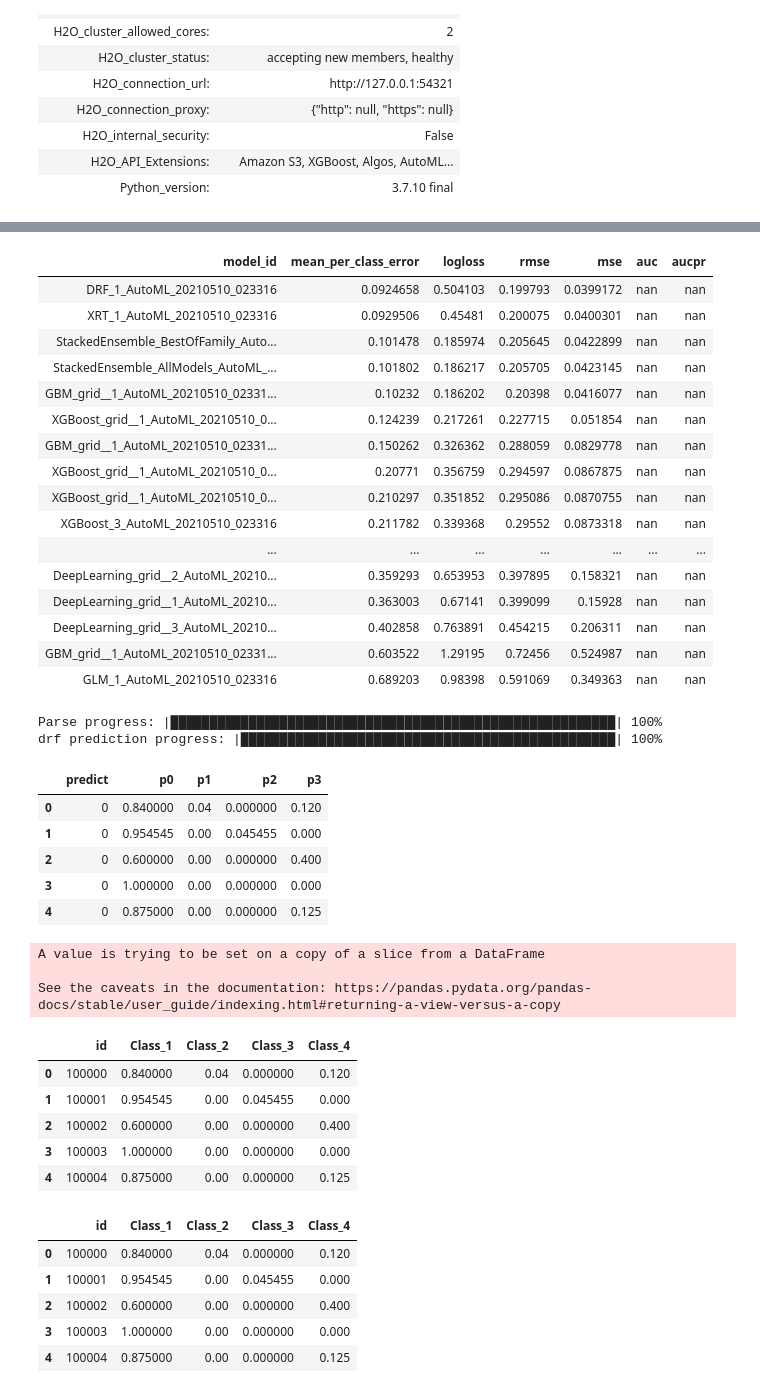
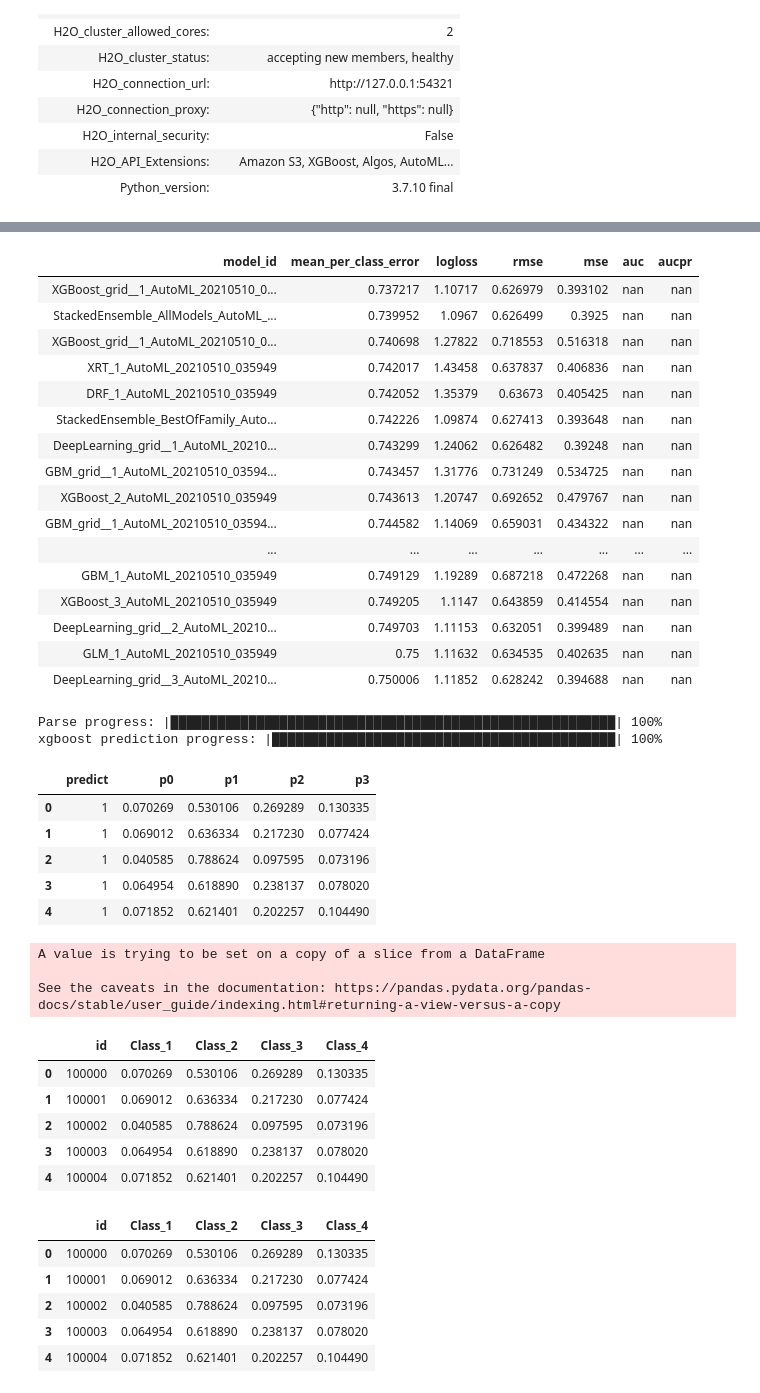
Before and after one commit to juan-ivan-NV/JI_Kaggle_Competitions, a Jupyter notebook: Tabular_Playground_Series/TPS_May_2021_H2O_PyCaret.ipynb, the cells around one changed output, grey strips where cells are left out. Cells and saved outputs as stored; diff of their text form; code cells hidden in the pictures.

Commit message:
model data scaled

```diff
--- a/Tabular_Playground_Series/TPS_May_2021_H2O_PyCaret.ipynb
+++ b/Tabular_Playground_Series/TPS_May_2021_H2O_PyCaret.ipynb
@@ -360,7 +360,7 @@ Connecting to H2O server at http://127.0.0.1:54321 ... successful.
 | H2O_API_Extensions: | Amazon S3, XGBoost, Algos, AutoML... |
 | Python_version: | 3.7.10 final |
 # %%
-h2o_train = h2o.H2OFrame(train_2d_df.copy())
+h2o_train = h2o.H2OFrame(scaled_train.copy())
 #h2o_test = h2o.H2OFrame(test_2d_df.copy())
 # %% [output]
 Parse progress: |█████████████████████████████████████████████████████████| 100%
@@ -385,39 +384,39 @@ lb = aml.leaderboard
 lb.head(rows = lb.nrows)
 # %% [output]
 | model_id | mean_per_class_error | logloss | rmse | mse | auc | aucpr |
-| DRF_1_AutoML_20210510_023316 | 0.0924658 | 0.504103 | 0.199793 | 0.0399172 | nan | nan |
-| XRT_1_AutoML_20210510_023316 | 0.0929506 | 0.45481 | 0.200075 | 0.0400301 | nan | nan |
-| StackedEnsemble_BestOfFamily_Auto... | 0.101478 | 0.185974 | 0.205645 | 0.0422899 | nan | nan |
-| StackedEnsemble_AllModels_AutoML_... | 0.101802 | 0.186217 | 0.205705 | 0.0423145 | nan | nan |
-| GBM_grid__1_AutoML_20210510_02331... | 0.10232 | 0.186202 | 0.20398 | 0.0416077 | nan | nan |
-| XGBoost_grid__1_AutoML_20210510_0... | 0.124239 | 0.217261 | 0.227715 | 0.051854 | nan | nan |
-| GBM_grid__1_AutoML_20210510_02331... | 0.150262 | 0.326362 | 0.288059 | 0.0829778 | nan | nan |
-| XGBoost_grid__1_AutoML_20210510_0... | 0.20771 | 0.356759 | 0.294597 | 0.0867875 | nan | nan |
-| XGBoost_grid__1_AutoML_20210510_0... | 0.210297 | 0.351852 | 0.295086 | 0.0870755 | nan | nan |
-| XGBoost_3_AutoML_20210510_023316 | 0.211782 | 0.339368 | 0.29552 | 0.0873318 | nan | nan |
+| XGBoost_grid__1_AutoML_20210510_0... | 0.737217 | 1.10717 | 0.626979 | 0.393102 | nan | nan |
+| StackedEnsemble_AllModels_AutoML_... | 0.739952 | 1.0967 | 0.626499 | 0.3925 | nan | nan |
+| XGBoost_grid__1_AutoML_20210510_0... | 0.740698 | 1.27822 | 0.718553 | 0.516318 | nan | nan |
+| XRT_1_AutoML_20210510_035949 | 0.742017 | 1.43458 | 0.637837 | 0.406836 | nan | nan |
+| DRF_1_AutoML_20210510_035949 | 0.742052 | 1.35379 | 0.63673 | 0.405425 | nan | nan |
+| StackedEnsemble_BestOfFamily_Auto... | 0.742226 | 1.09874 | 0.627413 | 0.393648 | nan | nan |
+| DeepLearning_grid__1_AutoML_20210... | 0.743299 | 1.24062 | 0.626482 | 0.39248 | nan | nan |
+| GBM_grid__1_AutoML_20210510_03594... | 0.743457 | 1.31776 | 0.731249 | 0.534725 | nan | nan |
+| XGBoost_2_AutoML_20210510_035949 | 0.743613 | 1.20747 | 0.692652 | 0.479767 | nan | nan |
+| GBM_grid__1_AutoML_20210510_03594... | 0.744582 | 1.14069 | 0.659031 | 0.434322 | nan | nan |
 | ... | ... | ... | ... | ... | ... | ... |
-| DeepLearning_grid__2_AutoML_20210... | 0.359293 | 0.653953 | 0.397895 | 0.158321 | nan | nan |
-| DeepLearning_grid__1_AutoML_20210... | 0.363003 | 0.67141 | 0.399099 | 0.15928 | nan | nan |
-| DeepLearning_grid__3_AutoML_20210... | 0.402858 | 0.763891 | 0.454215 | 0.206311 | nan | nan |
-| GBM_grid__1_AutoML_20210510_02331... | 0.603522 | 1.29195 | 0.72456 | 0.524987 | nan | nan |
-| GLM_1_AutoML_20210510_023316 | 0.689203 | 0.98398 | 0.591069 | 0.349363 | nan | nan |
+| GBM_1_AutoML_20210510_035949 | 0.749129 | 1.19289 | 0.687218 | 0.472268 | nan | nan |
+| XGBoost_3_AutoML_20210510_035949 | 0.749205 | 1.1147 | 0.643859 | 0.414554 | nan | nan |
+| DeepLearning_grid__2_AutoML_20210... | 0.749703 | 1.11153 | 0.632051 | 0.399489 | nan | nan |
+| GLM_1_AutoML_20210510_035949 | 0.75 | 1.11632 | 0.634535 | 0.402635 | nan | nan |
+| DeepLearning_grid__3_AutoML_20210... | 0.750006 | 1.11852 | 0.628242 | 0.394688 | nan | nan |
 # %%
 # Predicting values
 
-predintions = aml.predict(h2o.H2OFrame(test_2d_df))
+predintions = aml.predict(h2o.H2OFrame(scaled_test))
 predintions_df = h2o.as_list(predintions)
 # %% [output]
 Parse progress: |█████████████████████████████████████████████████████████| 100%
-drf prediction progress: |████████████████████████████████████████████████| 100%
+xgboost prediction progress: |████████████████████████████████████████████| 100%
 # %%
 predintions_df.head()
 # %% [output]
 |  | predict | p0 | p1 | p2 | p3 |
-| 0 | 0 | 0.840000 | 0.04 | 0.000000 | 0.120 |
-| 1 | 0 | 0.954545 | 0.00 | 0.045455 | 0.000 |
-| 2 | 0 | 0.600000 | 0.00 | 0.000000 | 0.400 |
-| 3 | 0 | 1.000000 | 0.00 | 0.000000 | 0.000 |
-| 4 | 0 | 0.875000 | 0.00 | 0.000000 | 0.125 |
+| 0 | 1 | 0.070269 | 0.530106 | 0.269289 | 0.130335 |
+| 1 | 1 | 0.069012 | 0.636334 | 0.217230 | 0.077424 |
+| 2 | 1 | 0.040585 | 0.788624 | 0.097595 | 0.073196 |
+| 3 | 1 | 0.064954 | 0.618890 | 0.238137 | 0.078020 |
+| 4 | 1 | 0.071852 | 0.621401 | 0.202257 | 0.104490 |
 # %%
 # Submission to CSV
 
@@ -430,18 +429,18 @@ A value is trying to be set on a copy of a slice from a DataFrame
 
 See the caveats in the documentation: https://pandas.pydata.org/pandas-docs/stable/user_guide/indexing.html#returning-a-view-versus-a-copy
 |  | id | Class_1 | Class_2 | Class_3 | Class_4 |
-| 0 | 100000 | 0.840000 | 0.04 | 0.000000 | 0.120 |
-| 1 | 100001 | 0.954545 | 0.00 | 0.045455 | 0.000 |
-| 2 | 100002 | 0.600000 | 0.00 | 0.000000 | 0.400 |
-| 3 | 100003 | 1.000000 | 0.00 | 0.000000 | 0.000 |
-| 4 | 100004 | 0.875000 | 0.00 | 0.000000 | 0.125 |
+| 0 | 100000 | 0.070269 | 0.530106 | 0.269289 | 0.130335 |
+| 1 | 100001 | 0.069012 | 0.636334 | 0.217230 | 0.077424 |
+| 2 | 100002 | 0.040585 | 0.788624 | 0.097595 | 0.073196 |
+| 3 | 100003 | 0.064954 | 0.618890 | 0.238137 | 0.078020 |
+| 4 | 100004 | 0.071852 | 0.621401 | 0.202257 | 0.104490 |
 # %%
-submission.to_csv('h2o_automl_1200s_scaled_dr.csv', index=False)
+submission.to_csv('h2o_automl_1200s_scaled.csv', index=False)
 submission.head()
 # %% [output]
 |  | id | Class_1 | Class_2 | Class_3 | Class_4 |
-| 0 | 100000 | 0.840000 | 0.04 | 0.000000 | 0.120 |
-| 1 | 100001 | 0.954545 | 0.00 | 0.045455 | 0.000 |
-| 2 | 100002 | 0.600000 | 0.00 | 0.000000 | 0.400 |
-| 3 | 100003 | 1.000000 | 0.00 | 0.000000 | 0.000 |
-| 4 | 100004 | 0.875000 | 0.00 | 0.000000 | 0.125 |
+| 0 | 100000 | 0.070269 | 0.530106 | 0.269289 | 0.130335 |
+| 1 | 100001 | 0.069012 | 0.636334 | 0.217230 | 0.077424 |
+| 2 | 100002 | 0.040585 | 0.788624 | 0.097595 | 0.073196 |
+| 3 | 100003 | 0.064954 | 0.618890 | 0.238137 | 0.078020 |
+| 4 | 100004 | 0.071852 | 0.621401 | 0.202257 | 0.104490 |
```
Also changed, not shown: parts of 2 cells of this notebook, 1 other file.
